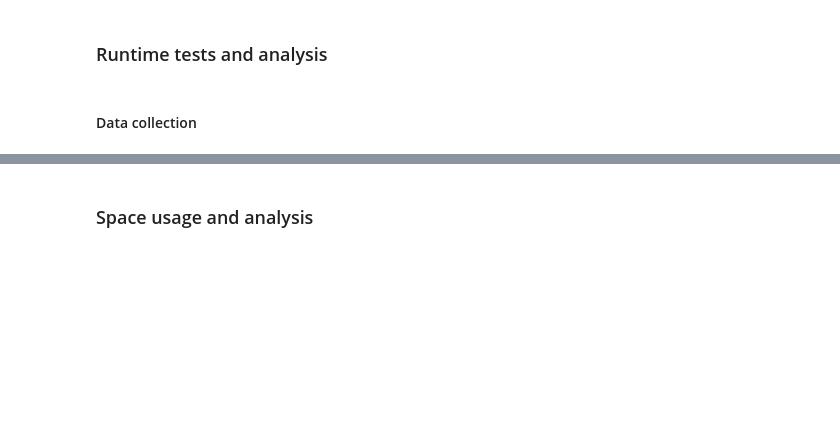
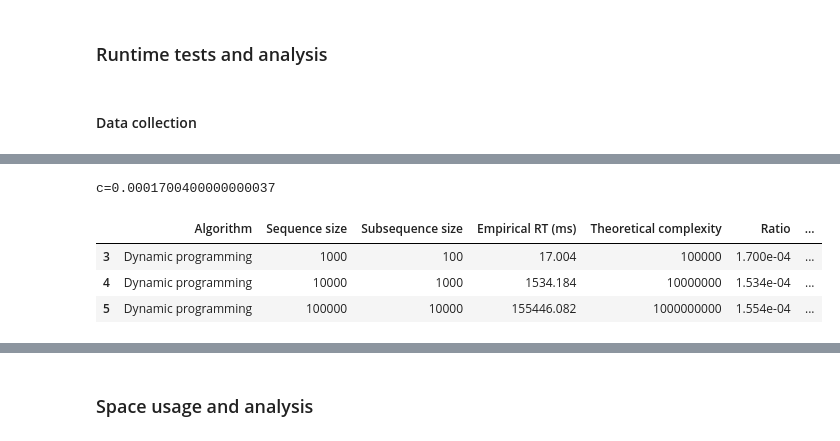
Before and after one commit to fau-masters-collected-works-cgarbin/cot6405-analysis-of-algorithms, a Jupyter notebook: longest-common-subsequence/lcs-experiments.ipynb, the cells around one changed output, grey strips where cells are left out. Cells and saved outputs as stored; diff of their text form; code cells hidden in the pictures; blank space fills up the shorter version.

```diff
--- a/longest-common-subsequence/lcs-experiments.ipynb
+++ b/longest-common-subsequence/lcs-experiments.ipynb
@@ -258,0 +241,10 @@ sns.barplot(data=rt_results_summary, y=metrics.DF_SEQ_SIZE,
+# %%
+rt_dp, c = m.add_analysis(rt_results_summary, m.ALG_DYNAMIC_PROGRAMMING)
+print('c={}'.format(c))
+display(rt_dp)
+# %% [output]
+c=0.0001700400000000037
+|  | Algorithm | Sequence size | Subsequence size | Empirical RT (ms) | Theoretical complexity | Ratio | ... |
+| 3 | Dynamic programming | 1000 | 100 | 17.004 | 100000 | 1.700e-04 | ... |
+| 4 | Dynamic programming | 10000 | 1000 | 1534.184 | 10000000 | 1.534e-04 | ... |
+| 5 | Dynamic programming | 100000 | 10000 | 155446.082 | 1000000000 | 1.554e-04 | ... |
```
Also changed, not shown: parts of 13 cells of this notebook.
